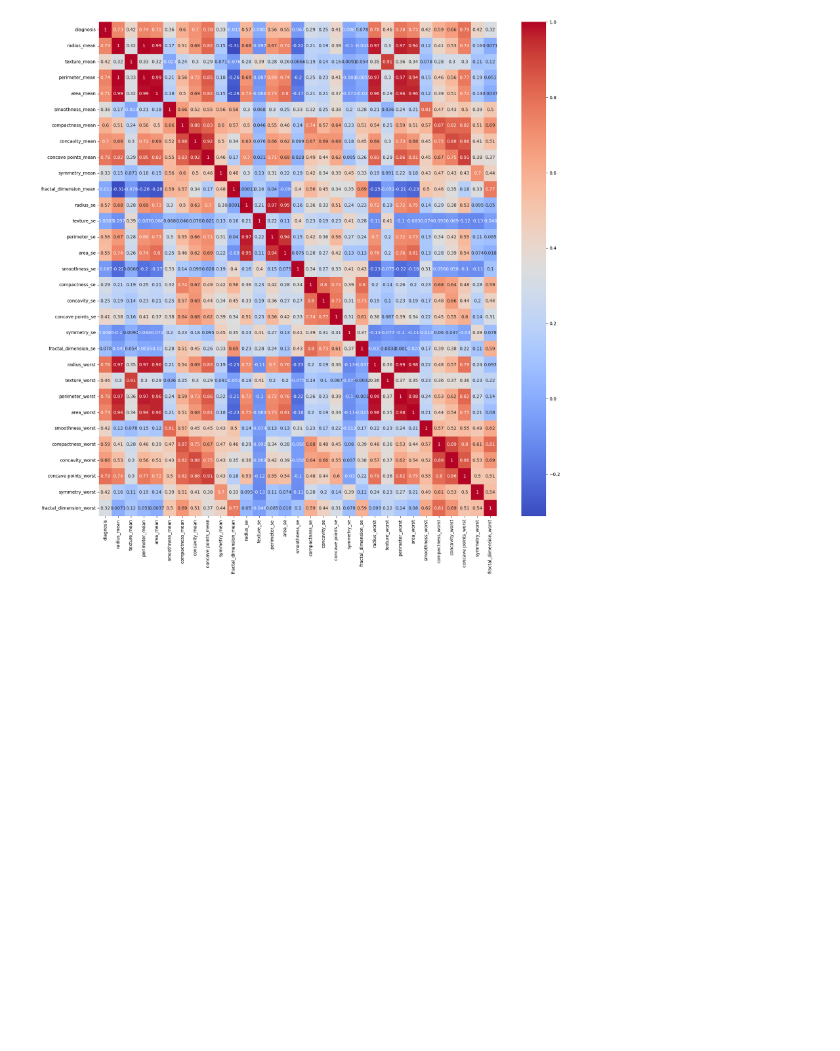
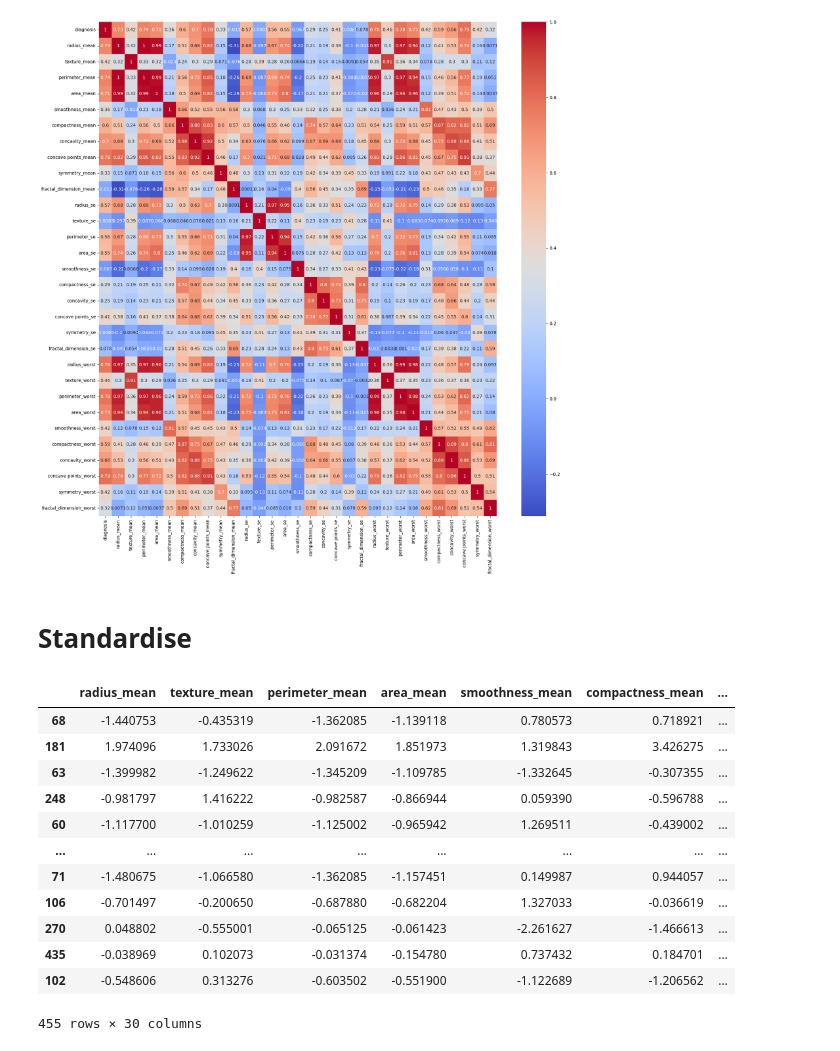
Before and after one commit to Harshan-Kurapati/BreastCancer, a Jupyter notebook: BreastCancer.ipynb, the cells around one changed output. Drawn from its saved outputs; the diff is of its cells as text; code cells hidden in the pictures; blank space fills up the shorter version.

Commit message:
Standardise

```diff
--- a/BreastCancer.ipynb
+++ b/BreastCancer.ipynb
@@ -74,3 +72,35 @@ sns.heatmap(df.corr(), cmap = "coolwarm", annot = True)
 # %% [output]
 <Axes: >
 [figure]
+# %% [markdown]
+# Standardise
+# %%
+def standardise(X):
+    Standardise = StandardScaler()
+    X = X.copy()
+    X.loc[:,:] = Standardise.fit_transform(X)
+
+    return X
+# %%
+X = df.drop("diagnosis", axis = 1)
+y = df["diagnosis"]
+# %%
+X_train, X_test, y_train, y_test = train_test_split(X, y, train_size = 0.8, shuffle = True,random_state = 42)
+# %%
+X_train = standardise(X_train)
+# %%
+X_train
+# %% [output]
+|  | radius_mean | texture_mean | perimeter_mean | area_mean | smoothness_mean | compactness_mean | ... |
+| 68 | -1.440753 | -0.435319 | -1.362085 | -1.139118 | 0.780573 | 0.718921 | ... |
+| 181 | 1.974096 | 1.733026 | 2.091672 | 1.851973 | 1.319843 | 3.426275 | ... |
+| 63 | -1.399982 | -1.249622 | -1.345209 | -1.109785 | -1.332645 | -0.307355 | ... |
+| 248 | -0.981797 | 1.416222 | -0.982587 | -0.866944 | 0.059390 | -0.596788 | ... |
+| 60 | -1.117700 | -1.010259 | -1.125002 | -0.965942 | 1.269511 | -0.439002 | ... |
+| ... | ... | ... | ... | ... | ... | ... | ... |
+| 71 | -1.480675 | -1.066580 | -1.362085 | -1.157451 | 0.149987 | 0.944057 | ... |
+| 106 | -0.701497 | -0.200650 | -0.687880 | -0.682204 | 1.327033 | -0.036619 | ... |
+| 270 | 0.048802 | -0.555001 | -0.065125 | -0.061423 | -2.261627 | -1.466613 | ... |
+| 435 | -0.038969 | 0.102073 | -0.031374 | -0.154780 | 0.737432 | 0.184701 | ... |
+| 102 | -0.548606 | 0.313276 | -0.603502 | -0.551900 | -1.122689 | -1.206562 | ... |
+455 rows × 30 columns
```
Also changed, not shown: parts of 1 cell of this notebook.
